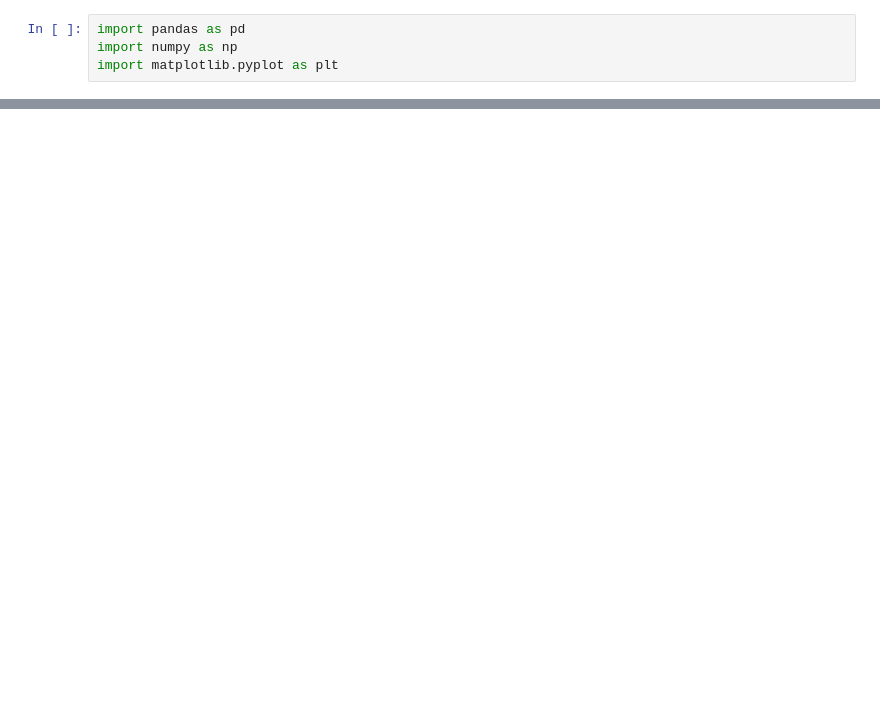
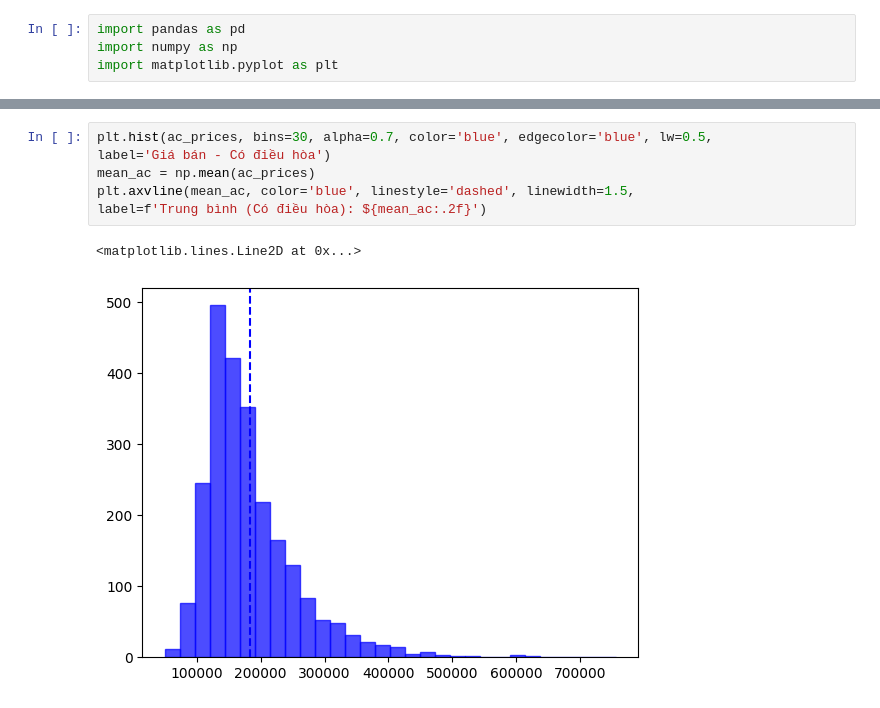
Before and after one commit to thanhkhai11/thanhkhai11.github.io, a Jupyter notebook: ai-starter/bai09 kiem dinh gia thuyet thong ke/Untitled.ipynb, the cells around one changed output, grey strips where cells are left out. Drawn from its saved outputs; the diff is of its cells as text; blank space fills up the shorter version.

```diff
--- a/ai-starter/bai09 kiem dinh gia thuyet thong ke/Untitled.ipynb
+++ b/ai-starter/bai09 kiem dinh gia thuyet thong ke/Untitled.ipynb
@@ -8,0 +44,9 @@ FileNotFoundError: [Errno 2] No such file or directory: '../data/Ames.csv'
+# %%
+plt.hist(ac_prices, bins=30, alpha=0.7, color='blue', edgecolor='blue', lw=0.5,
+label='Giá bán - Có điều hòa')
+mean_ac = np.mean(ac_prices)
+plt.axvline(mean_ac, color='blue', linestyle='dashed', linewidth=1.5,
+label=f'Trung bình (Có điều hòa): ${mean_ac:.2f}')
+# %% [output]
+<matplotlib.lines.Line2D at 0x...>
+[figure, added]
```
Also changed, not shown: parts of 12 cells of this notebook.
